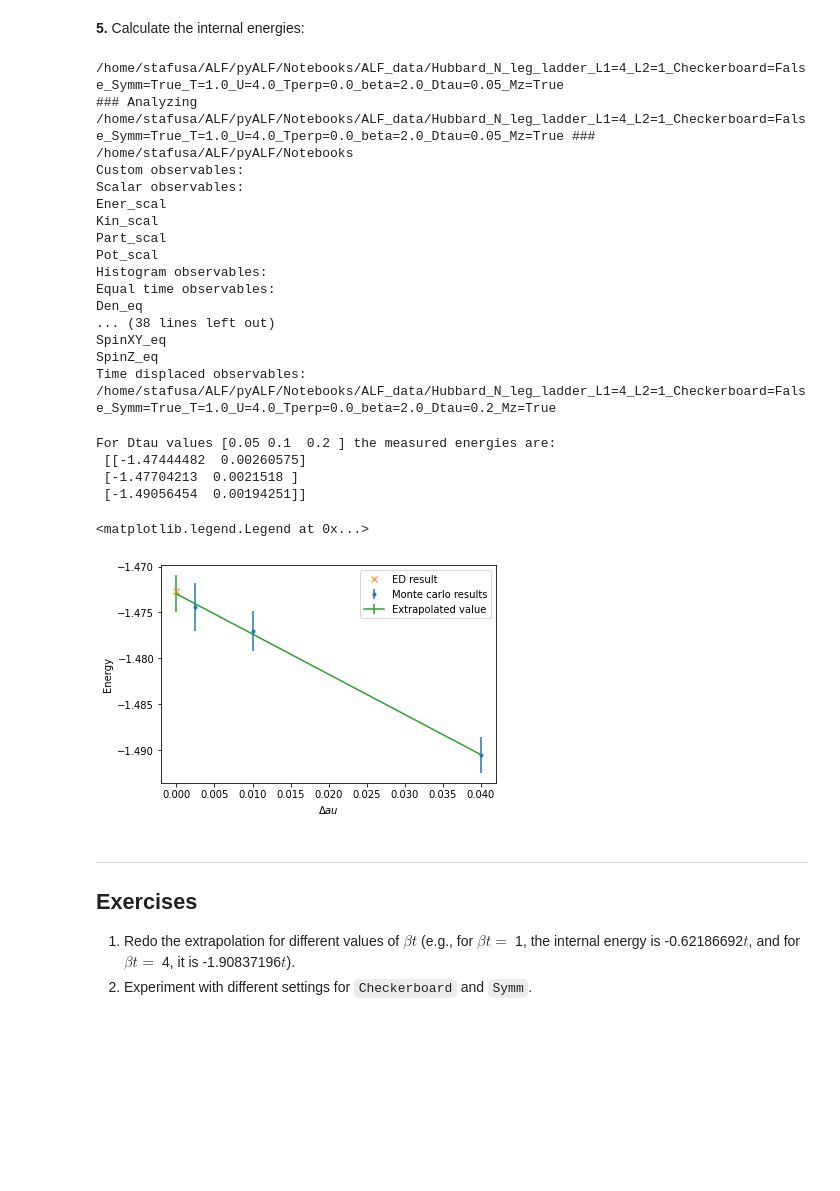
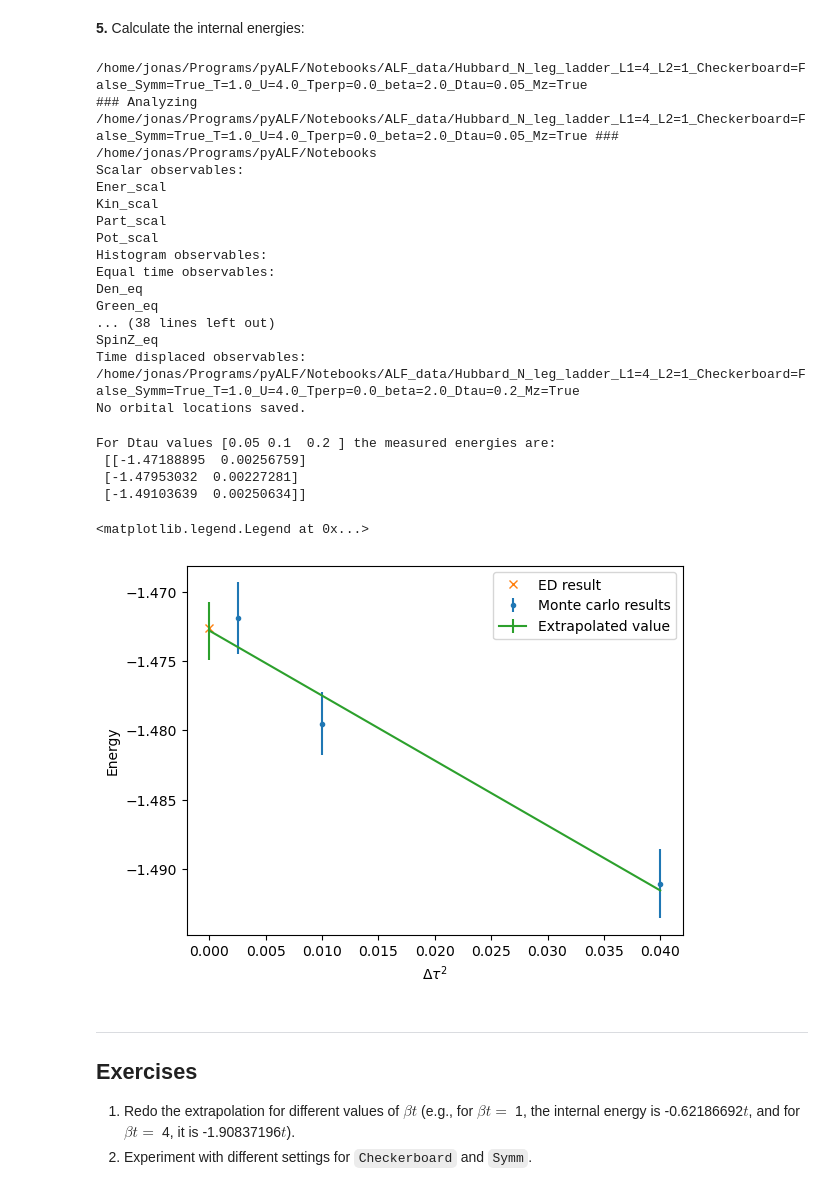
Before and after one commit to ALF-QMC/pyALF, a Jupyter notebook: Notebooks/testing_against_ED.ipynb, the cells around one changed output. Drawn from its saved outputs; the diff is of its cells as text; code cells hidden in the pictures; blank space fills up the shorter version.

```diff
--- a/Notebooks/testing_against_ED.ipynb
+++ b/Notebooks/testing_against_ED.ipynb
@@ -24,4 +24,4 @@ from py_alf import Simulation, ALF_source # Interface with ALF
 import numpy as np                        # Numerical library
 from scipy.optimize import curve_fit      # Numerical library
 import matplotlib.pyplot as plt           # Plotting library
-alf_src = ALF_source()                    # Obtain ALF source code
+alf_src = ALF_source(branch='master')    # Obtain ALF source code
@@ -92,10 +126,9 @@ for i, sim in enumerate(sims):
     obs = sim.get_obs()
     ener[i] = obs.iloc[0][['Ener_scal0', 'Ener_scal0_err']]  # Store energy value
 # %% [output]
-/home/stafusa/ALF/pyALF/Notebooks/ALF_data/Hubbard_N_leg_ladder_L1=4_L2=1_Checkerboard=False_Symm=True_T=1.0_U=4.0_Tperp=0.0_beta=2.0_Dtau=0.05_Mz=True
-### Analyzing /home/stafusa/ALF/pyALF/Notebooks/ALF_data/Hubbard_N_leg_ladder_L1=4_L2=1_Checkerboard=False_Symm=True_T=1.0_U=4.0_Tperp=0.0_beta=2.0_Dtau=0.05_Mz=True ###
-/home/stafusa/ALF/pyALF/Notebooks
-Custom observables:
+/home/jonas/Programs/pyALF/Notebooks/ALF_data/Hubbard_N_leg_ladder_L1=4_L2=1_Checkerboard=False_Symm=True_T=1.0_U=4.0_Tperp=0.0_beta=2.0_Dtau=0.05_Mz=True
+### Analyzing /home/jonas/Programs/pyALF/Notebooks/ALF_data/Hubbard_N_leg_ladder_L1=4_L2=1_Checkerboard=False_Symm=True_T=1.0_U=4.0_Tperp=0.0_beta=2.0_Dtau=0.05_Mz=True ###
+/home/jonas/Programs/pyALF/Notebooks
 Scalar observables:
 Ener_scal
 Kin_scal
@@ -104,37 +137,38 @@ Pot_scal
 Histogram observables:
 Equal time observables:
 Den_eq
+Green_eq
 ... (38 lines left out)
-SpinXY_eq
 SpinZ_eq
 Time displaced observables:
-/home/stafusa/ALF/pyALF/Notebooks/ALF_data/Hubbard_N_leg_ladder_L1=4_L2=1_Checkerboard=False_Symm=True_T=1.0_U=4.0_Tperp=0.0_beta=2.0_Dtau=0.2_Mz=True
+/home/jonas/Programs/pyALF/Notebooks/ALF_data/Hubbard_N_leg_ladder_L1=4_L2=1_Checkerboard=False_Symm=True_T=1.0_U=4.0_Tperp=0.0_beta=2.0_Dtau=0.2_Mz=True
+No orbital locations saved.
 # %%
 print('For Dtau values', dtaus, 'the measured energies are:\n', ener)
 # %% [output]
 For Dtau values [0.05 0.1  0.2 ] the measured energies are:
- [[-1.47444482  0.00260575]
- [-1.47704213  0.0021518 ]
- [-1.49056454  0.00194251]]
+ [[-1.47188895  0.00256759]
+ [-1.47953032  0.00227281]
+ [-1.49103639  0.00250634]]
 # %%
 plt.figure()
-plt.xlabel('$\Delta\tau$')
+plt.xlabel(r'$\Delta\tau^2$')
 plt.ylabel('Energy')
 plt.errorbar(dtaus**2, ener[:, 0], ener[:, 1], fmt='.', label="Monte carlo results")
 plt.plot(0, -1.47261997, 'x', label='ED result')
 
 def func(x, y0, a):
     return y0 + a*x**2
 popt, pcov = curve_fit(func, dtaus, ener[:, 0], sigma=ener[:, 1], absolute_sigma=True)
 perr = np.sqrt(np.diag(pcov))
 xs = np.linspace(0., dtaus.max())
 p = plt.plot(xs**2, func(xs, *popt))
 
 plt.errorbar(0, popt[0], perr[0], label="Extrapolated value", color=p[0].get_color())
 plt.legend()
 # %% [output]
 <matplotlib.legend.Legend at 0x...>
-[figure, old version]
+[figure, new version]
 # %% [markdown]
 ---
 ## Exercises
```
Also changed, not shown: parts of 3 cells of this notebook, 4 other files.
